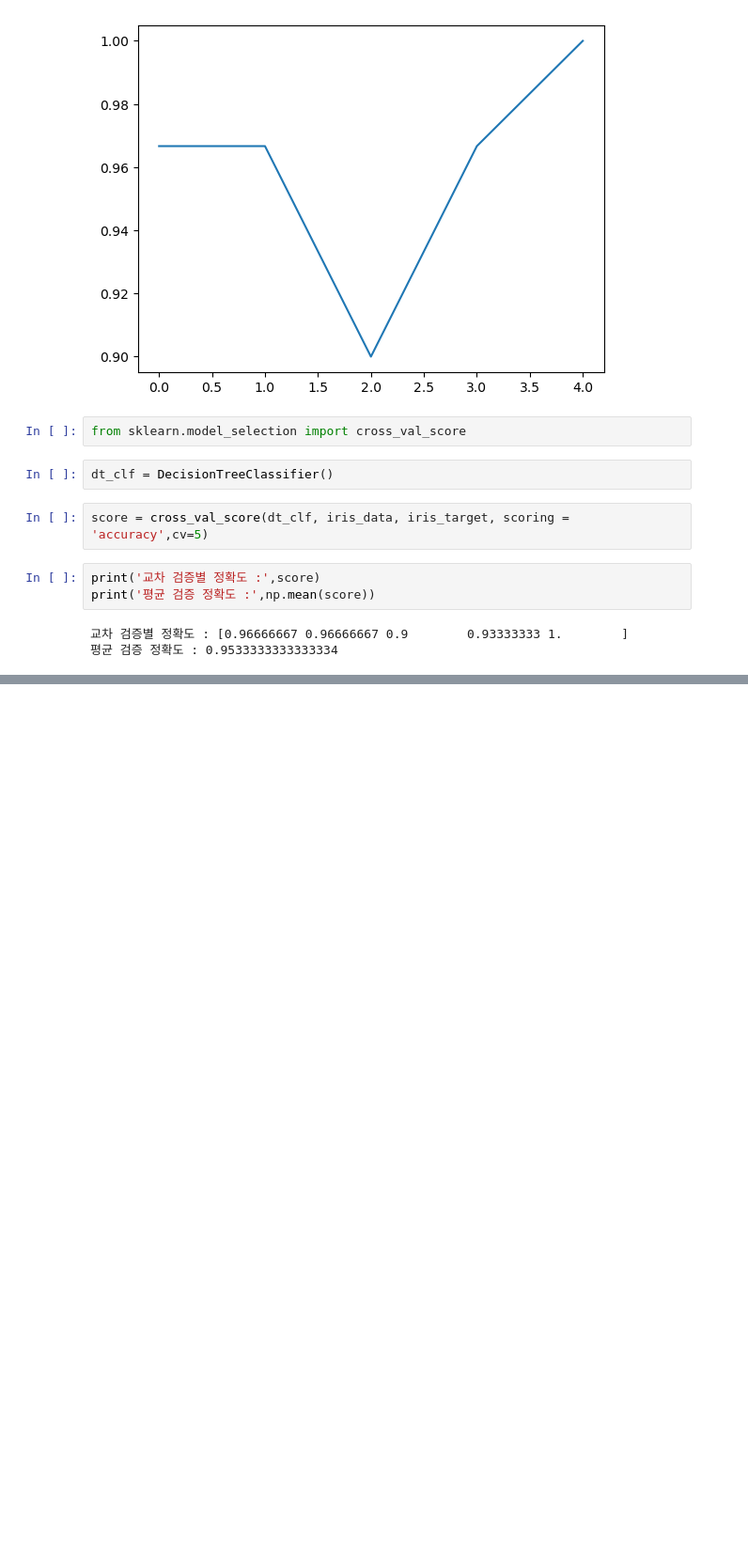
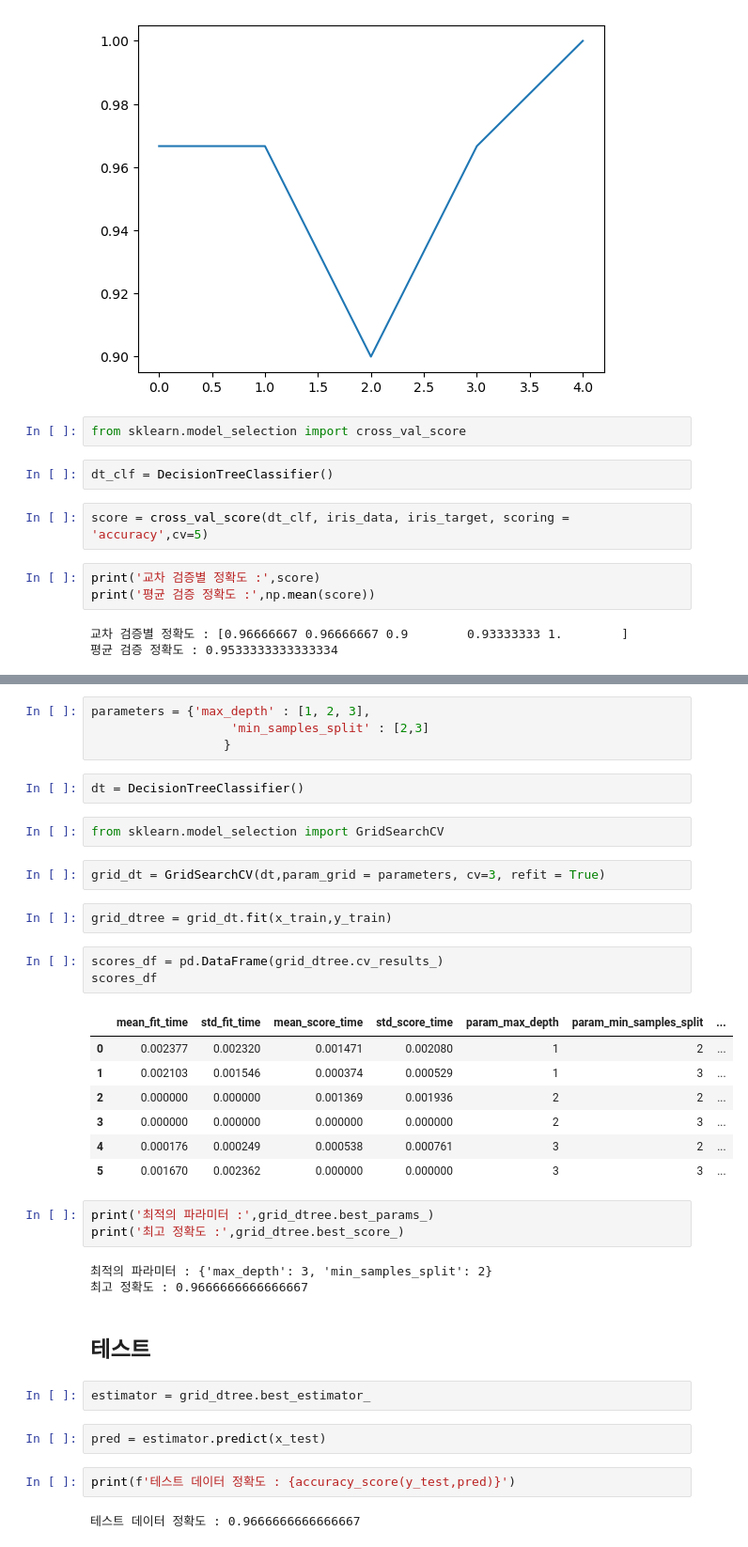
Before and after one commit to taejungjang/iris, a Jupyter notebook: iris.ipynb, the cells around one changed output, grey strips where cells are left out. Shown at 94% size. Drawn from its saved outputs; the diff is of its cells as text; blank space fills up the shorter version.

```diff
--- a/iris.ipynb
+++ b/iris.ipynb
@@ -189,0 +194,39 @@ print('평균 검증 정확도 :',np.mean(score))
+# %%
+parameters = {'max_depth' : [1, 2, 3],
+                   'min_samples_split' : [2,3]
+                  }
+# %%
+dt = DecisionTreeClassifier()
+# %%
+from sklearn.model_selection import GridSearchCV
+# %%
+grid_dt = GridSearchCV(dt,param_grid = parameters, cv=3, refit = True)
+# %%
+grid_dtree = grid_dt.fit(x_train,y_train)
+# %%
+scores_df = pd.DataFrame(grid_dtree.cv_results_)
+scores_df
+# %% [output]
+|  | mean_fit_time | std_fit_time | mean_score_time | std_score_time | param_max_depth | param_min_samples_split | ... |
+| 0 | 0.002377 | 0.002320 | 0.001471 | 0.002080 | 1 | 2 | ... |
+| 1 | 0.002103 | 0.001546 | 0.000374 | 0.000529 | 1 | 3 | ... |
+| 2 | 0.000000 | 0.000000 | 0.001369 | 0.001936 | 2 | 2 | ... |
+| 3 | 0.000000 | 0.000000 | 0.000000 | 0.000000 | 2 | 3 | ... |
+| 4 | 0.000176 | 0.000249 | 0.000538 | 0.000761 | 3 | 2 | ... |
+| 5 | 0.001670 | 0.002362 | 0.000000 | 0.000000 | 3 | 3 | ... |
+# %%
+print('최적의 파라미터 :',grid_dtree.best_params_)
+print('최고 정확도 :',grid_dtree.best_score_)
+# %% [output]
+최적의 파라미터 : {'max_depth': 3, 'min_samples_split': 2}
+최고 정확도 : 0.9666666666666667
+# %% [markdown]
+## 테스트
+# %%
+estimator = grid_dtree.best_estimator_
+# %%
+pred = estimator.predict(x_test)
+# %%
+print(f'테스트 데이터 정확도 : {accuracy_score(y_test,pred)}')
+# %% [output]
+테스트 데이터 정확도 : 0.9666666666666667
```
Also changed, not shown: parts of 2 cells of this notebook.
